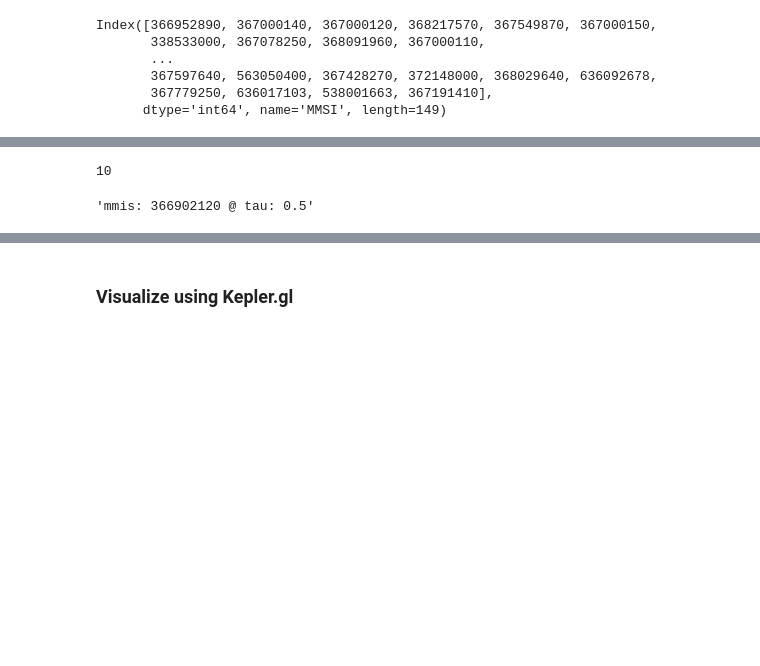
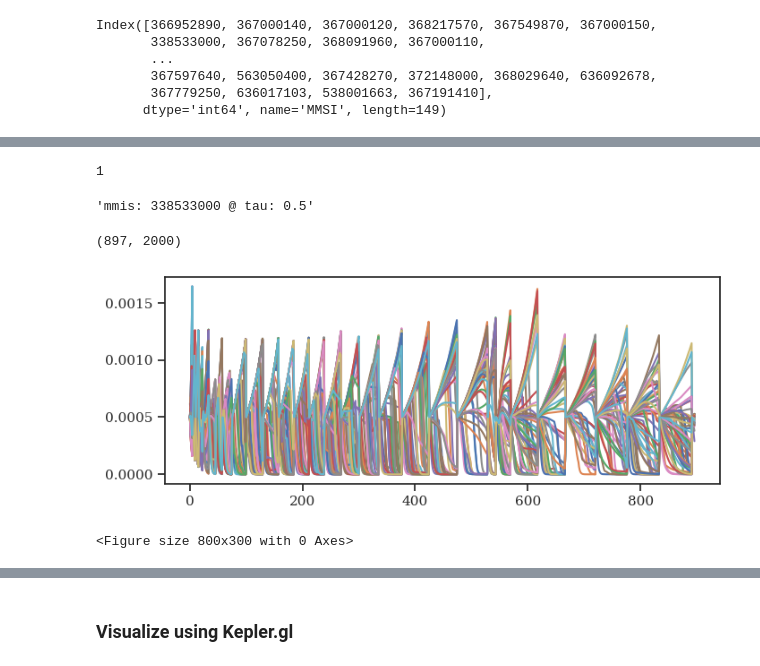
Before and after one commit to HRI-EU/ProMis, a Jupyter notebook: examples/cofi-maritime.ipynb, the cells around one changed output, grey strips where cells are left out. Saved outputs shown, nothing was run; the diff lists cells and outputs as text; code cells hidden in the pictures; blank space fills up the shorter version.

```diff
--- a/examples/cofi-maritime.ipynb
+++ b/examples/cofi-maritime.ipynb
@@ -1214,17 +1252,34 @@ pass
 # %%
-with_benefit_strong = with_benefit[with_benefit["benefit"] > 0]
-with_benefit_strong = with_benefit_strong[
-    with_benefit_strong["benefit"] > with_benefit_strong["benefit"].quantile(0.5)
-]
+with_benefit_strong = with_benefit  # TODO just take all
+
+# with_benefit_strong = with_benefit[with_benefit["benefit"] < 0]
+# with_benefit_strong = with_benefit_strong[
+#     with_benefit_strong["benefit"] > with_benefit_strong["benefit"].quantile(0.5)
+# ]
+
 results_mmsis = with_benefit_strong.index.get_level_values(0).unique()
 len(results_mmsis)
 # %% [output]
-10
+1
 # %%
-results = with_benefit_strong.loc[results_mmsis[4]].sort_values("tau")
+results = with_benefit_strong.loc[results_mmsis[0]].sort_values("tau")
 f"mmis: {results_mmsis[0]} @ tau: {results['tau'].iloc[1]}"
 # %% [output]
-'mmis: 366902120 @ tau: 0.5'
+'mmis: 338533000 @ tau: 0.5'
 # %%
 result_pf, result_cofi = results.iloc[0], results.iloc[1]
+# %%
+weights = result_cofi["weights"]
+weights.shape
+# %% [output]
+(897, 2000)
+# %%
+# Show how the weights change over time
+for i in range(50):
+    plt.plot(weights[:, i])
+plt.show()
+plt.clf()
+# %% [output]
+[figure, added]
+<Figure size 800x300 with 0 Axes>
 # %%
```
Also changed, not shown: parts of 23 cells of this notebook.
